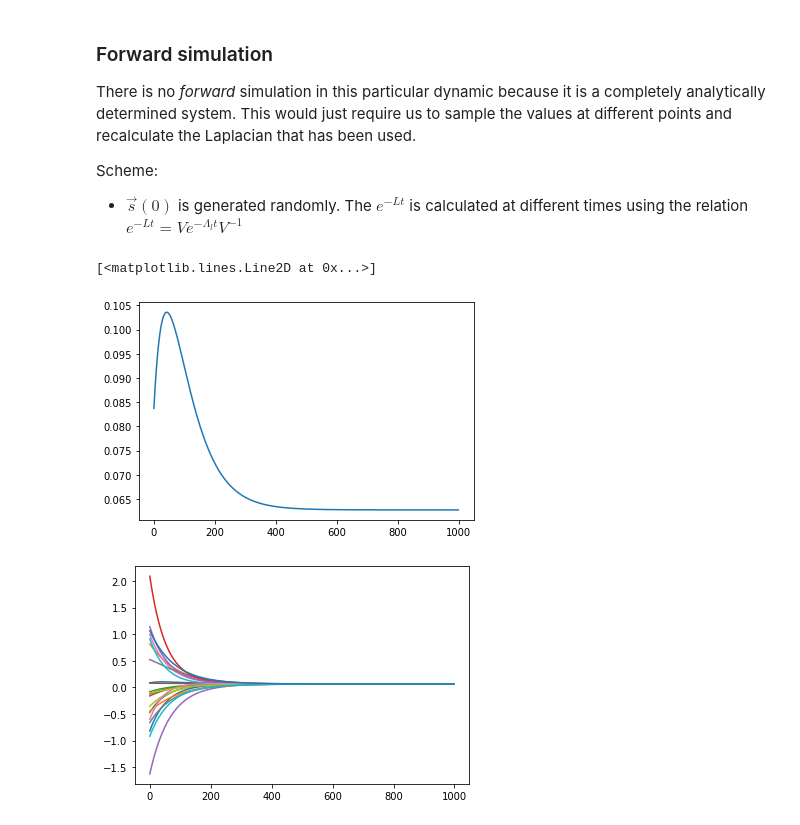
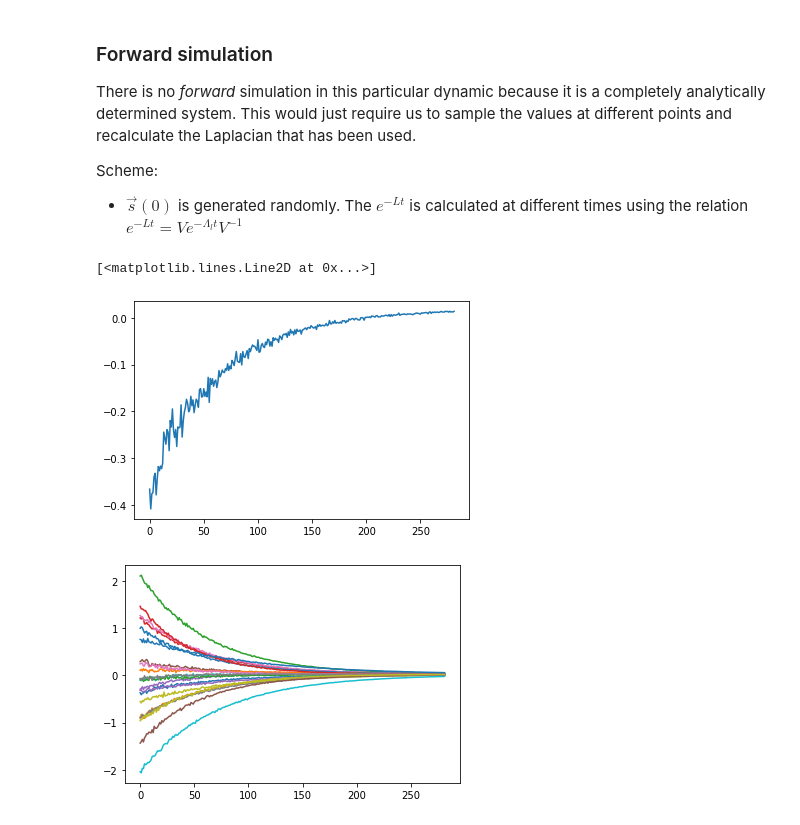
Before and after one commit to ashuthosh-bharadwaj/Research, a Jupyter notebook: Simulation3/Heat_learn.ipynb, the cells around one changed output. Drawn from its saved outputs; the diff is of its cells as text; code cells hidden in the pictures.

```diff
--- a/Simulation3/Heat_learn.ipynb
+++ b/Simulation3/Heat_learn.ipynb
@@ -78,22 +80,36 @@ dt = 0.001
 M0 = lambda x: dot(-1*D, x)
 M1 = lambda x: ones(len(x))
 M2 = lambda x: dot(A, x)
-# %%
-Samples = []
-Samples.append(s0)
-
-for i in range(1,T):
-    Samples.append(dot(dot(dot(eVL, diag(exp(-ewL*dt*i))), eVL.T), s0))
+# %%
+SampleswoN = []
+Samples = []
+# Samples.append(SNR_adder(s0,6))
+Samples.append(s0)
+SampleswoN.append(s0)
+
+j = 0
+temp = ones(N,)
+
+while norm(SampleswoN[j]-temp) > 1e-3:
+    j = j+1
+    temp = dot(dot(dot(eVL, diag(exp(-ewL*dt*j))), eVL.T), s0)
+    Samples.append(SNR_adder(temp,3))
+    # Samples.append(temp)
+    SampleswoN.append(temp)
+    temp = SampleswoN[j-1]
+
+del temp
+T = len(Samples)
 # %%
-X0 = [(Samples[i])[0] for i in range(T)]
+X0 = [(Samples[i])[0] for i in range(len(Samples))]
 plot(X0)
 # %% [output]
 [<matplotlib.lines.Line2D at 0x...>]
-[figure, old version]
+[figure, new version]
 # %%
 for j in range(21):
     plot([(Samples[i])[j] for i in range(T)])
 # %% [output]
-[figure, old version]
+[figure, new version]
 # %%
 k = 1
```
Also changed, not shown: parts of 11 cells of this notebook, 2 other files.
